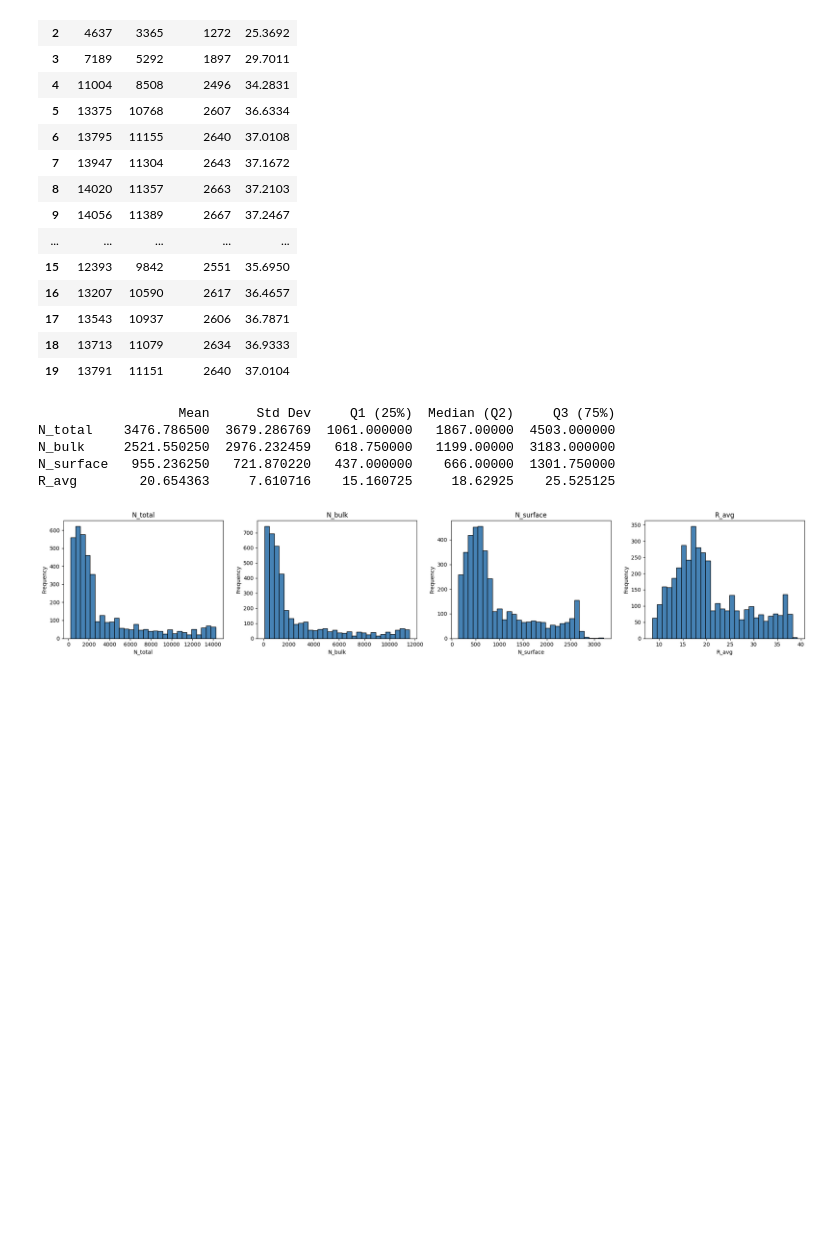
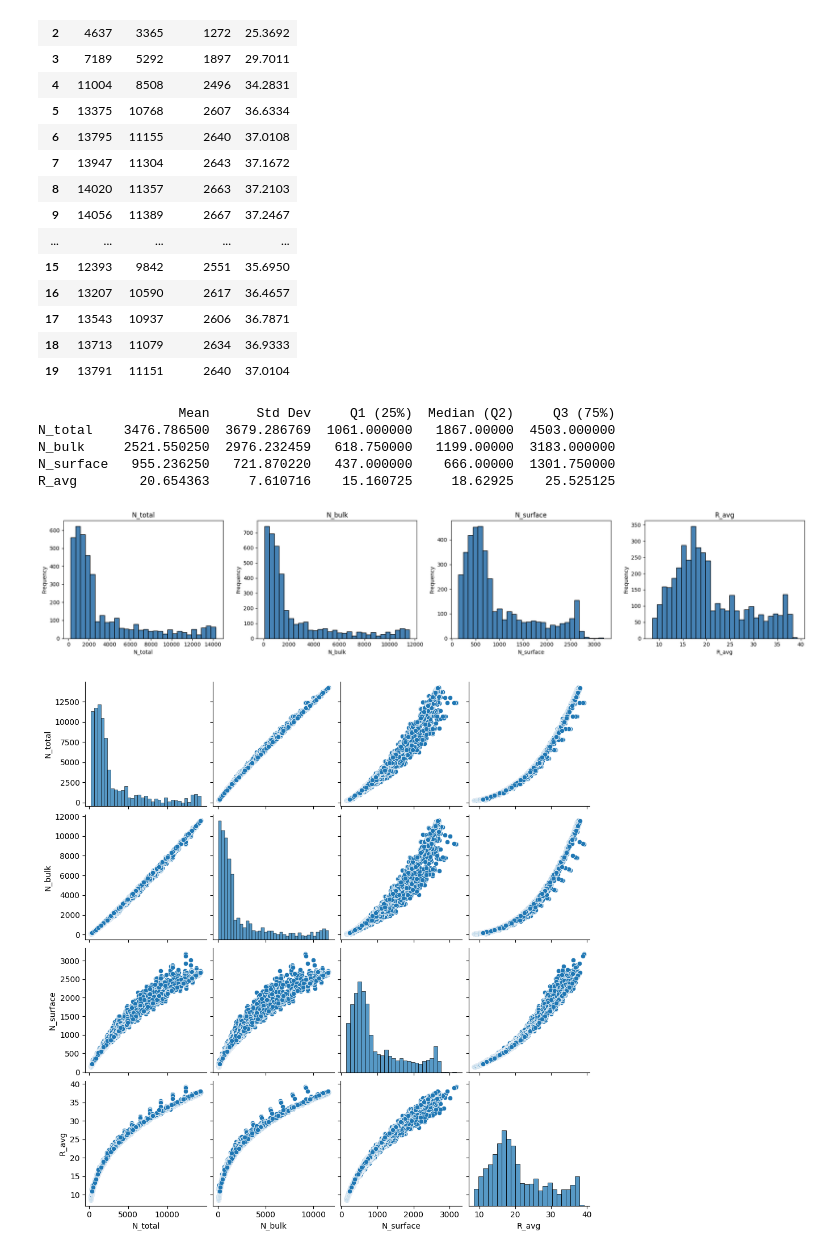
Before and after one commit to Kanushka02/SE4050-DL-Lab1, a Jupyter notebook: task2_au_nanoparticle.ipynb, the cells around one changed output. Cells and saved outputs as stored; diff of their text form; code cells hidden in the pictures; blank space fills up the shorter version.

Commit message:
feat(task2): add seaborn pairplot for feature relationships

```diff
--- a/task2_au_nanoparticle.ipynb
+++ b/task2_au_nanoparticle.ipynb
@@ -52,3 +52,8 @@ plt.tight_layout()
 plt.show()
 # %% [output]
 [figure]
+# %%
+sns.pairplot(new_df)
+plt.show()
+# %% [output]
+[figure, added]
```
